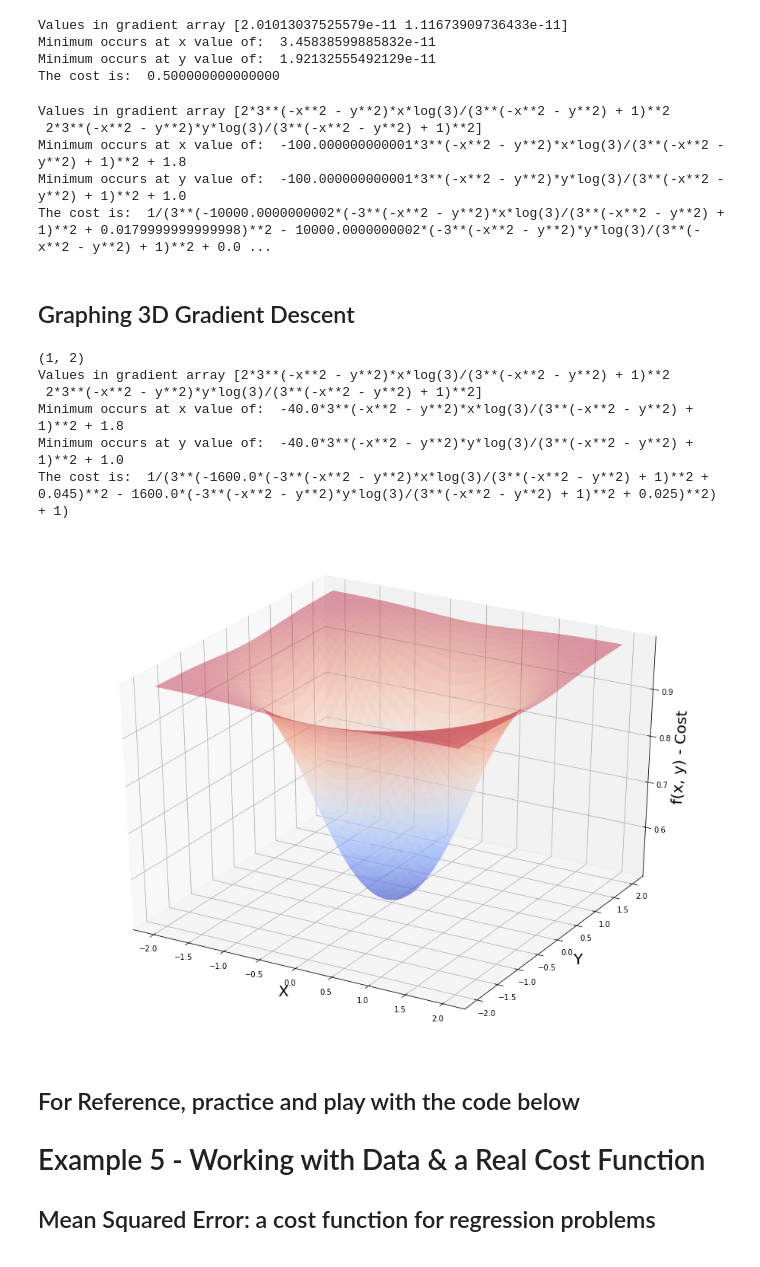
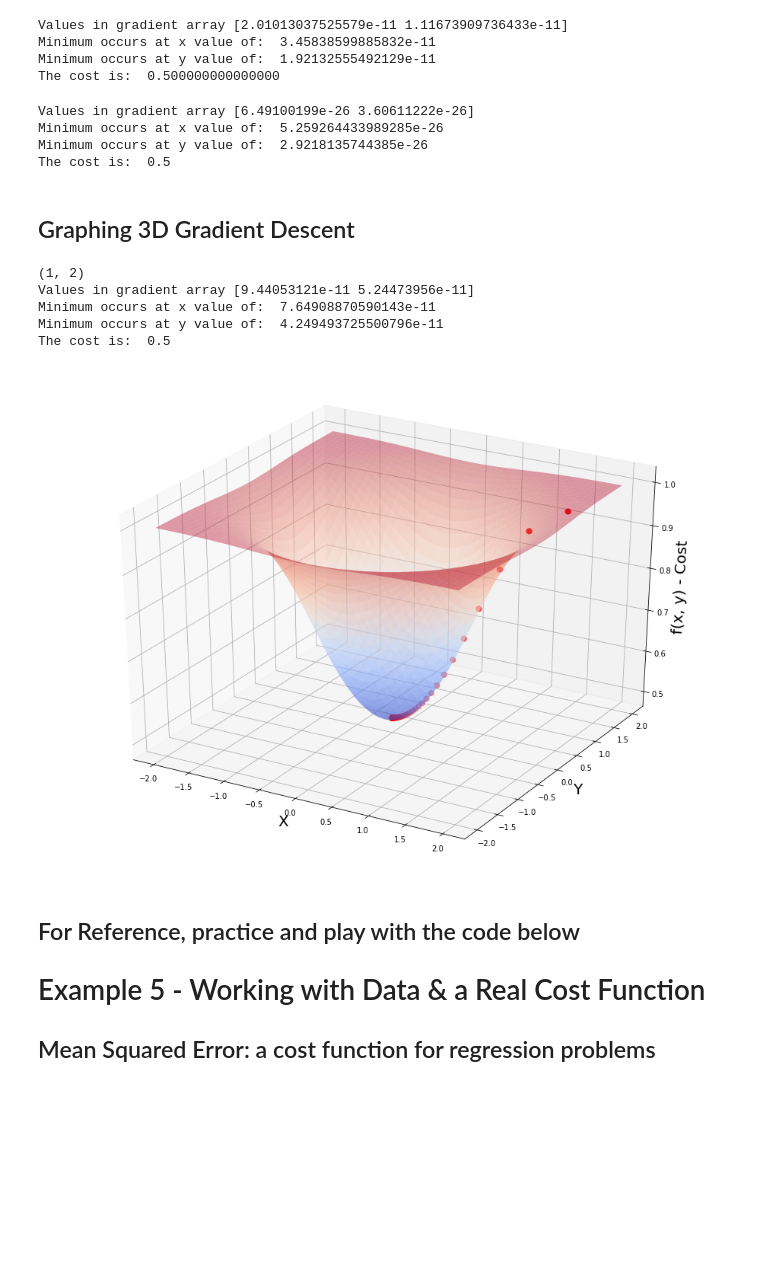
Before and after one commit to arunkumarpallala/fmml2021, a Jupyter notebook: Module_4_Project_Fmml20210760.ipynb, the cells around one changed output. Cells and saved outputs as stored; diff of their text form; code cells hidden in the pictures; blank space fills up the shorter version.

```diff
--- a/Module_4_Project_Fmml20210760.ipynb
+++ b/Module_4_Project_Fmml20210760.ipynb
@@ -652,10 +652,12 @@ The cost is:  0.500000000000000
 
 # Partial derivative functions example 4
 def fpx(x, y):
-    return diff(f(a, b), a)
+  r=3**(-(x**2)-(y**2))+1
+  return (2*x*r*log(3))/(r**2)
 
 def fpy(x, y):
-    return diff(f(a, b), b)
+  r=3**(-(x**2)-(y**2))+1
+  return (2*y*r*log(3))/(r**2)
 # %%
 # Setup
 multiplier = 0.1
@@ -674,11 +676,10 @@ print('Minimum occurs at x value of: ', params[0])
 print('Minimum occurs at y value of: ', params[1])
 print('The cost is: ', f(params[0], params[1]))
 # %% [output]
-Values in gradient array [2*3**(-x**2 - y**2)*x*log(3)/(3**(-x**2 - y**2) + 1)**2
- 2*3**(-x**2 - y**2)*y*log(3)/(3**(-x**2 - y**2) + 1)**2]
-Minimum occurs at x value of:  -100.000000000001*3**(-x**2 - y**2)*x*log(3)/(3**(-x**2 - y**2) + 1)**2 + 1.8
-Minimum occurs at y value of:  -100.000000000001*3**(-x**2 - y**2)*y*log(3)/(3**(-x**2 - y**2) + 1)**2 + 1.0
-The cost is:  1/(3**(-10000.0000000002*(-3**(-x**2 - y**2)*x*log(3)/(3**(-x**2 - y**2) + 1)**2 + 0.0179999999999998)**2 - 10000.0000000002*(-3**(-x**2 - y**2)*y*log(3)/(3**(-x**2 - y**2) + 1)**2 + 0.0 ...
+Values in gradient array [6.49100199e-26 3.60611222e-26]
+Minimum occurs at x value of:  5.259264433989285e-26
+Minimum occurs at y value of:  2.9218135744385e-26
+The cost is:  0.5
 # %% [markdown]
 ## Graphing 3D Gradient Descent
 # %%
@@ -705,28 +706,27 @@ print('Minimum occurs at y value of: ', params[1])
 print('The cost is: ', f(params[0], params[1]))
 # %% [output]
 (1, 2)
-Values in gradient array [2*3**(-x**2 - y**2)*x*log(3)/(3**(-x**2 - y**2) + 1)**2
- 2*3**(-x**2 - y**2)*y*log(3)/(3**(-x**2 - y**2) + 1)**2]
-Minimum occurs at x value of:  -40.0*3**(-x**2 - y**2)*x*log(3)/(3**(-x**2 - y**2) + 1)**2 + 1.8
-Minimum occurs at y value of:  -40.0*3**(-x**2 - y**2)*y*log(3)/(3**(-x**2 - y**2) + 1)**2 + 1.0
-The cost is:  1/(3**(-1600.0*(-3**(-x**2 - y**2)*x*log(3)/(3**(-x**2 - y**2) + 1)**2 + 0.045)**2 - 1600.0*(-3**(-x**2 - y**2)*y*log(3)/(3**(-x**2 - y**2) + 1)**2 + 0.025)**2) + 1)
+Values in gradient array [9.44053121e-11 5.24473956e-11]
+Minimum occurs at x value of:  7.64908870590143e-11
+Minimum occurs at y value of:  4.249493725500796e-11
+The cost is:  0.5
 # %%
 # Generating 3D Plot
 fig = plt.figure(figsize=[16, 12])
 ax = fig.gca(projection='3d')
 
 ax.set_xlabel('X', fontsize=20)
 ax.set_ylabel('Y', fontsize=20)
 ax.set_zlabel('f(x, y) - Cost', fontsize=20)
 
 
 
 ax.plot_surface(x_4, y_4, f(x_4, y_4), cmap=cm.coolwarm, alpha=0.4)
-#ax.scatter(np.asarray(values_array[:, 0],dtype='float'),np.asarray(values_array[:, 1],dtype="float"),np.asarray(f(values_array[:, 0], values_array[:, 1]),dtype="float"),s=50, color='red')
+ax.scatter(values_array[:, 0],values_array[:, 1],f(values_array[:, 0], values_array[:, 1]),s=50, color='red')
 
 plt.show()
 # %% [output]
-[figure, old version]
+[figure, new version]
 # %% [markdown]
 ## For Reference, practice and play with the code below
 
```
